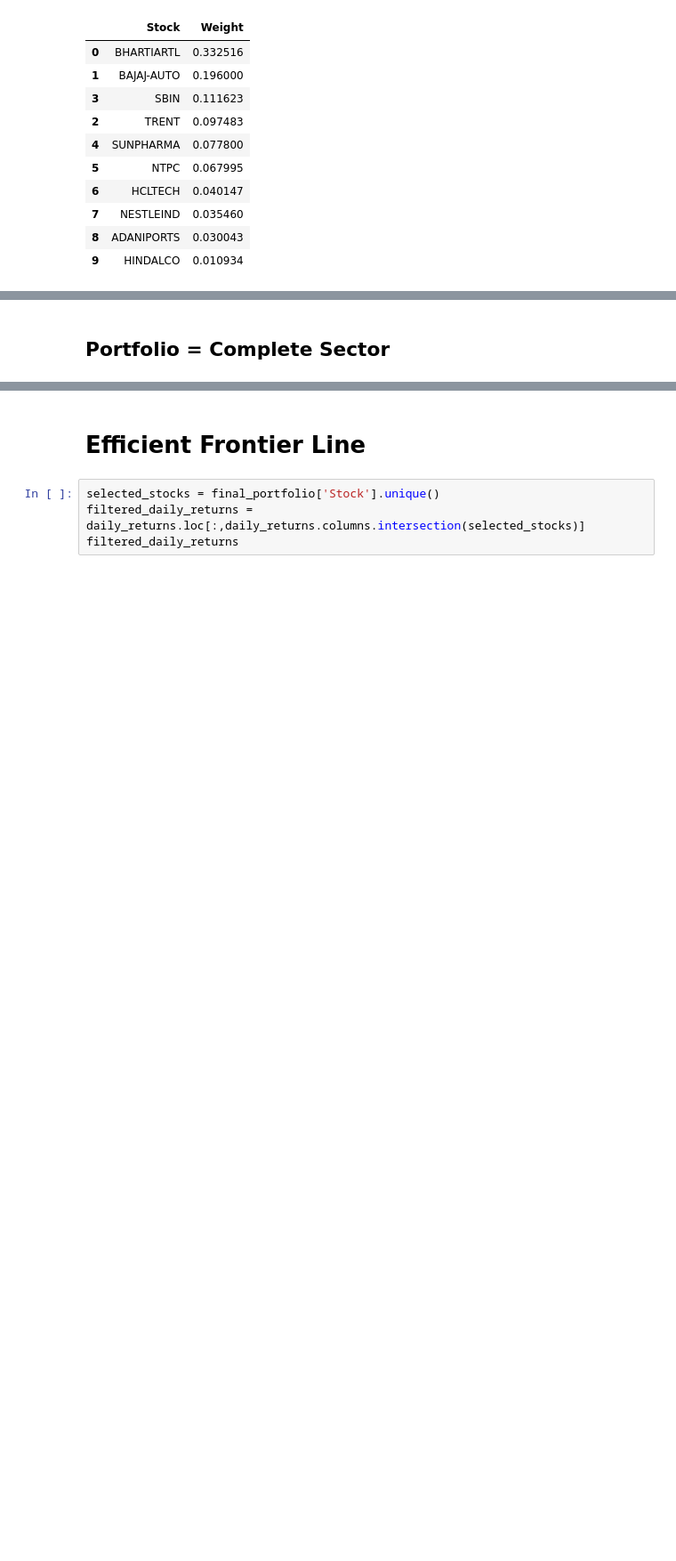
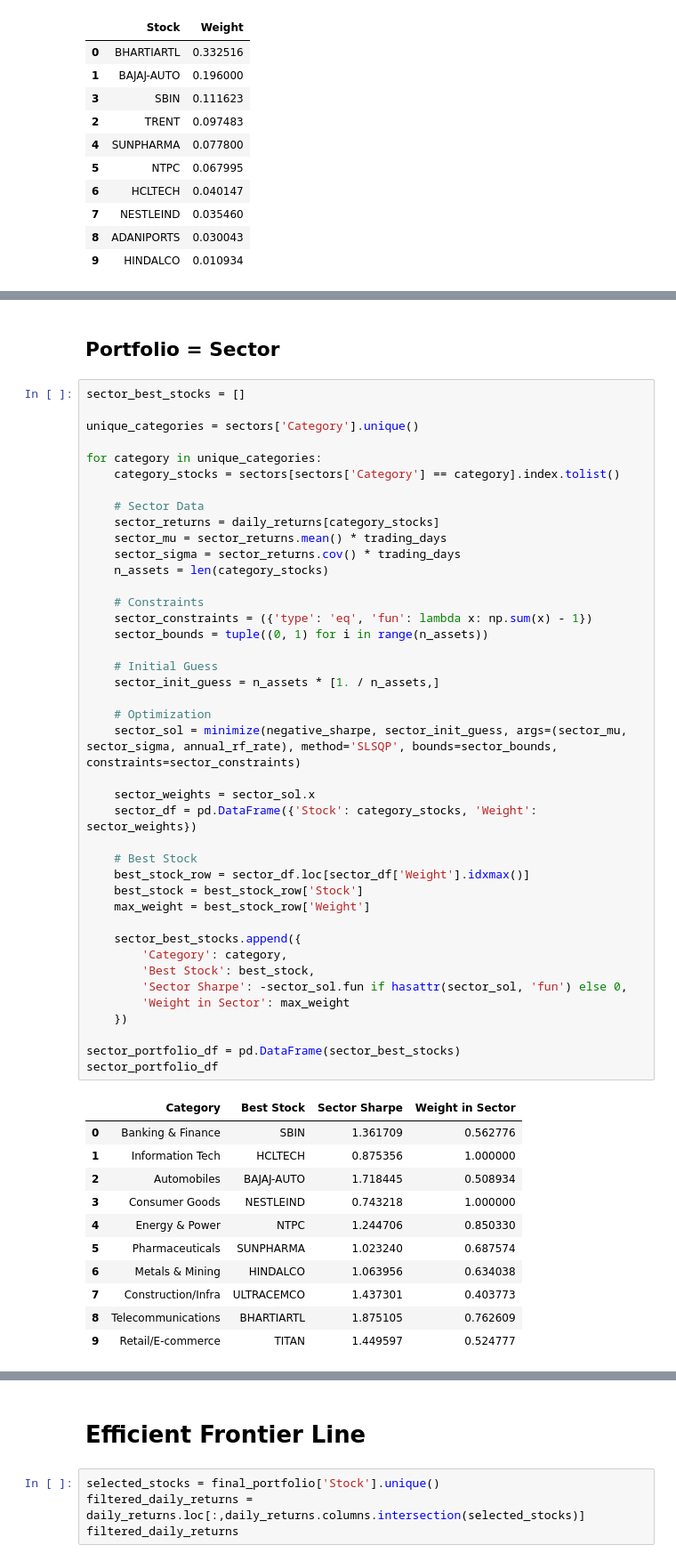
Before and after one commit to Siddhesh1kamble/DA6701-Assignments, a Jupyter notebook: Assignment_1/assignment1.ipynb, the cells around one changed output, grey strips where cells are left out. Shown at 89% size. Saved outputs shown, nothing was run; the diff lists cells and outputs as text; blank space fills up the shorter version.

```diff
--- a/Assignment_1/assignment1.ipynb
+++ b/Assignment_1/assignment1.ipynb
@@ -322,2 +469,55 @@ Sharpe Ratio: 2.255681075987417
 # %% [markdown]
-## Portfolio = Complete Sector
+## Portfolio = Sector
+# %%
+sector_best_stocks = []
+
+unique_categories = sectors['Category'].unique()
+
+for category in unique_categories:
+    category_stocks = sectors[sectors['Category'] == category].index.tolist()
+
+    # Sector Data
+    sector_returns = daily_returns[category_stocks]
+    sector_mu = sector_returns.mean() * trading_days
+    sector_sigma = sector_returns.cov() * trading_days
+    n_assets = len(category_stocks)
+
+    # Constraints
+    sector_constraints = ({'type': 'eq', 'fun': lambda x: np.sum(x) - 1})
+    sector_bounds = tuple((0, 1) for i in range(n_assets))
+
+    # Initial Guess
+    sector_init_guess = n_assets * [1. / n_assets,]
+
+    # Optimization
+    sector_sol = minimize(negative_sharpe, sector_init_guess, args=(sector_mu, sector_sigma, annual_rf_rate), method='SLSQP', bounds=sector_bounds, constraints=sector_constraints)
+
+    sector_weights = sector_sol.x
+    sector_df = pd.DataFrame({'Stock': category_stocks, 'Weight': sector_weights})
+
+    # Best Stock
+    best_stock_row = sector_df.loc[sector_df['Weight'].idxmax()]
+    best_stock = best_stock_row['Stock']
+    max_weight = best_stock_row['Weight']
+
+    sector_best_stocks.append({
+        'Category': category,
+        'Best Stock': best_stock,
+        'Sector Sharpe': -sector_sol.fun if hasattr(sector_sol, 'fun') else 0,
+        'Weight in Sector': max_weight
+    })
+
+sector_portfolio_df = pd.DataFrame(sector_best_stocks)
+sector_portfolio_df
+# %% [output]
+|  | Category | Best Stock | Sector Sharpe | Weight in Sector |
+| 0 | Banking & Finance | SBIN | 1.361709 | 0.562776 |
+| 1 | Information Tech | HCLTECH | 0.875356 | 1.000000 |
+| 2 | Automobiles | BAJAJ-AUTO | 1.718445 | 0.508934 |
+| 3 | Consumer Goods | NESTLEIND | 0.743218 | 1.000000 |
+| 4 | Energy & Power | NTPC | 1.244706 | 0.850330 |
+| 5 | Pharmaceuticals | SUNPHARMA | 1.023240 | 0.687574 |
+| 6 | Metals & Mining | HINDALCO | 1.063956 | 0.634038 |
+| 7 | Construction/Infra | ULTRACEMCO | 1.437301 | 0.403773 |
+| 8 | Telecommunications | BHARTIARTL | 1.875105 | 0.762609 |
+| 9 | Retail/E-commerce | TITAN | 1.449597 | 0.524777 |
```
Also changed, not shown: parts of 29 cells of this notebook, 1 other file.
